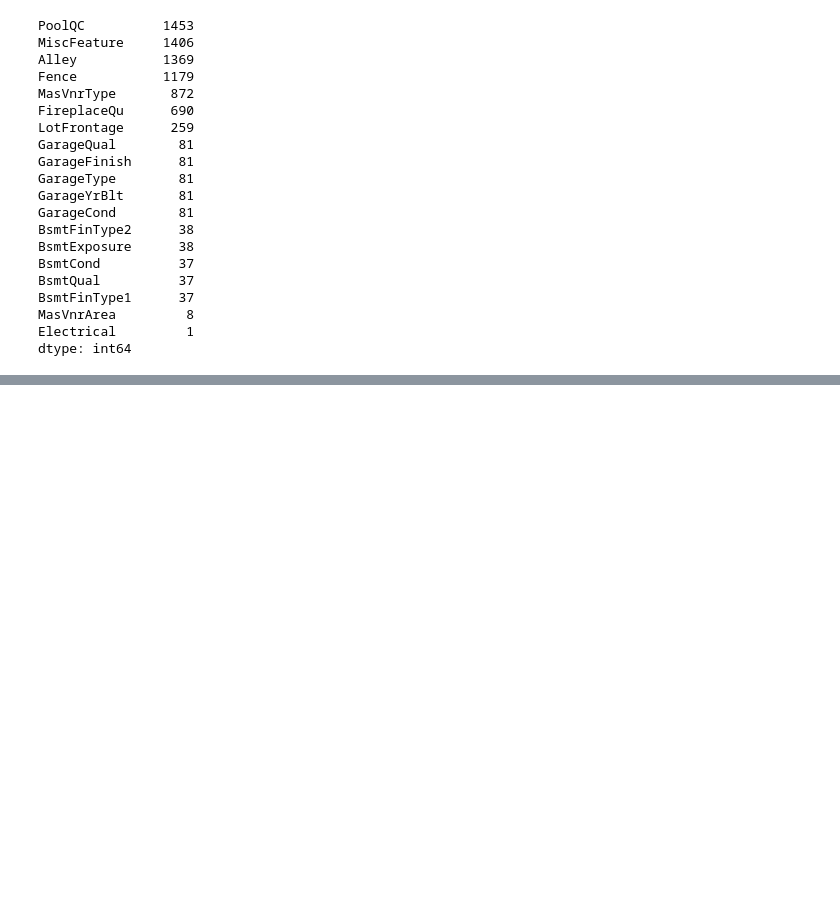
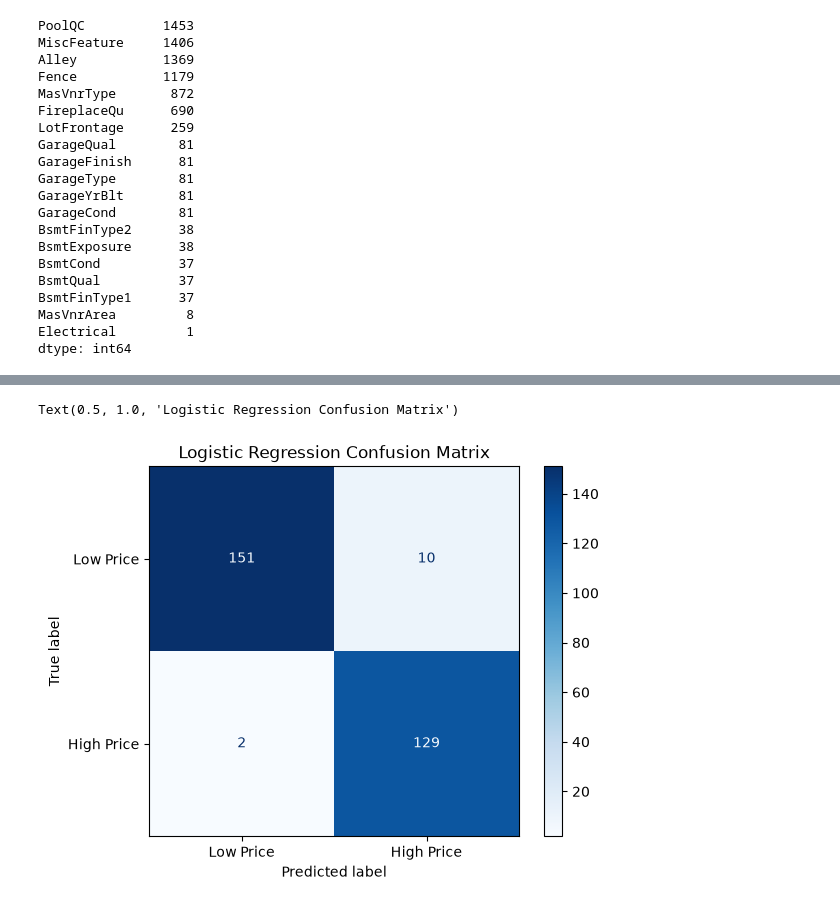
Before and after one commit to esthermichelle/House-Price-ML, a Jupyter notebook: notebooks/house_price_ml.ipynb, the cells around one changed output, grey strips where cells are left out. Drawn from its saved outputs; the diff is of its cells as text; code cells hidden in the pictures; blank space fills up the shorter version.

```diff
--- a/notebooks/house_price_ml.ipynb
+++ b/notebooks/house_price_ml.ipynb
@@ -114,0 +337,2 @@ dtype: int64
+# %%
+X_train_class, X_test_class, y_train_class, y_test_class = train_test_split(X_class, y_class, test_size=0.20, random_state=42)
@@ -114,0 +345,14 @@ dtype: int64
+# %%
+numeric_pipeline_class = Pipeline(
+    steps=[("imputer",SimpleImputer(strategy="median")),
+        ("scaler",StandardScaler())]
+)
+categorical_pipeline_class = Pipeline(steps=[("imputer",SimpleImputer(strategy="most_frequent")),
+    ("onehot",OneHotEncoder(handle_unknown="ignore"))]
+)
+preprocessor_class = ColumnTransformer(
+    transformers=[
+        ("num",numeric_pipeline_class,numeric_features_class),
+        ("cat",categorical_pipeline_class,categorical_features_class)
+    ]
+)
@@ -114,0 +366,6 @@ dtype: int64
+# %%
+
+logistic_model = Pipeline(steps=[("preprocessor",preprocessor_class),
+    ("model",LogisticRegression(max_iter=2000,random_state=42))]
+)
+logistic_model.fit(X_train_class,y_train_class)
@@ -114,0 +396,2 @@ dtype: int64
+# %%
+y_pred_class = logistic_model.predict(X_test_class)
@@ -114,0 +430,9 @@ dtype: int64
+# %%
+cm=confusion_matrix(y_test_class, y_pred_class)
+disp = ConfusionMatrixDisplay(confusion_matrix=cm, display_labels=["Low Price", "High Price"])
+disp.plot(cmap=plt.cm.Blues)
+
+plt.title("Logistic Regression Confusion Matrix")
+# %% [output]
+Text(0.5, 1.0, 'Logistic Regression Confusion Matrix')
+[figure, added]
```
Also changed, not shown: parts of 54 cells of this notebook.
